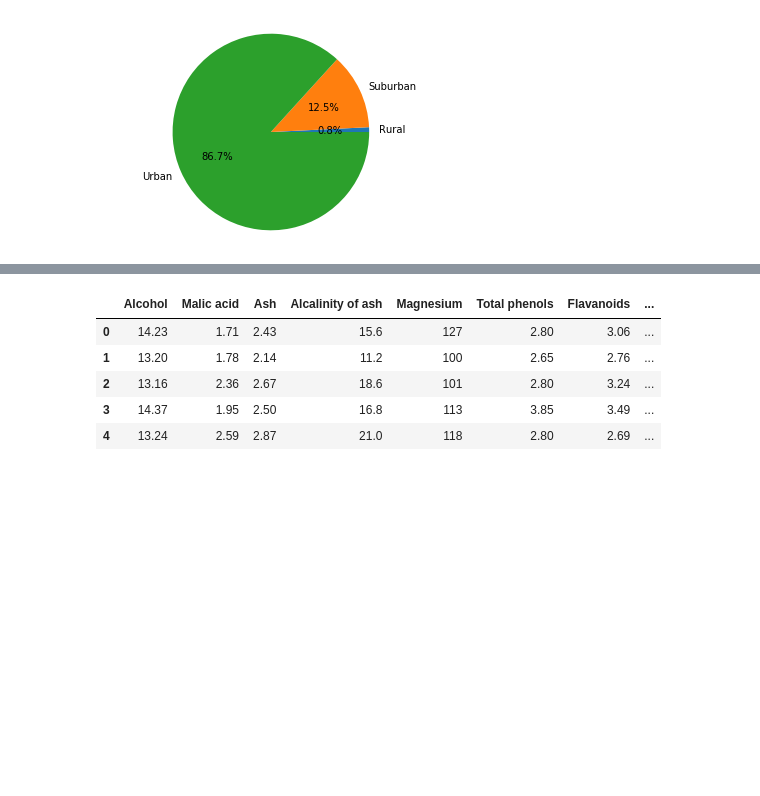
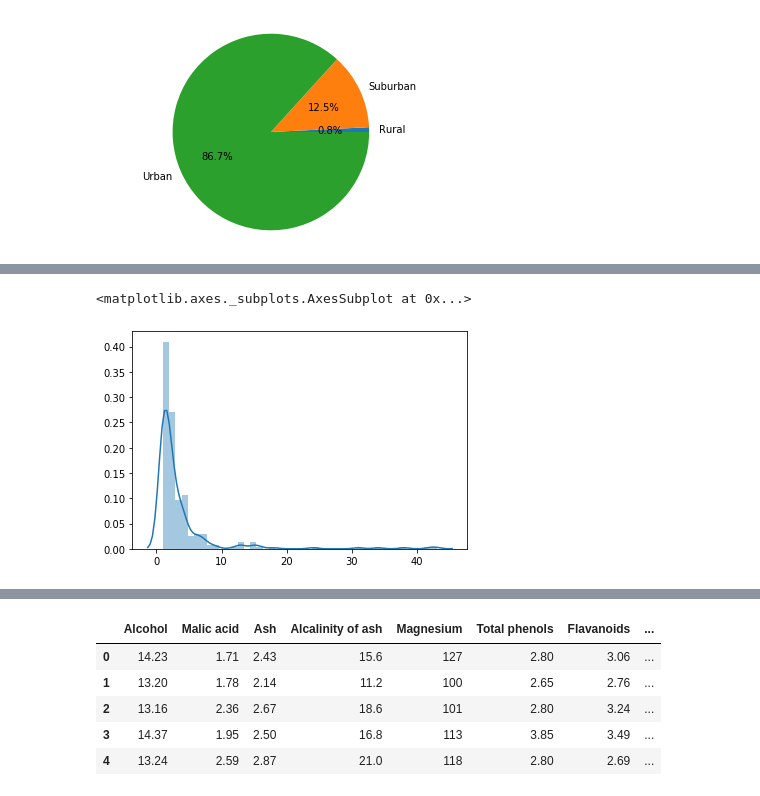
Before and after one commit to leander-dl-fang/assignment, a Jupyter notebook: lab3/lab3.ipynb, the cells around one changed output, grey strips where cells are left out. Cells and saved outputs as stored; diff of their text form; code cells hidden in the pictures; blank space fills up the shorter version.

```diff
--- a/lab3/lab3.ipynb
+++ b/lab3/lab3.ipynb
@@ -122,3 +122,8 @@ plt.show()
 # %% [output]
 [figure]
 [figure]
+# %%
+#t = sns.load_dataset("titanic") why "" not working
+t = sns.load_dataset('titanic')
+#len(t.index)
+t.head(10)
@@ -124,0 +142,12 @@ plt.show()
+# %%
+fare_pd = pd.DataFrame()
+fare_pd['fare']= t.groupby('fare').indices
+fare_pd['count']= t.groupby('fare').count()['sex']
+fare_pd.set_index('fare',inplace=True,drop=True)
+#type(fare_pd)
+#fare_pd
+#t.groupby('fare').count().head(3)
+sns.distplot(fare_pd)
+# %% [output]
+<matplotlib.axes._subplots.AxesSubplot at 0x...>
+[figure, added]
```
Also changed, not shown: parts of 8 cells of this notebook, 1 other file.
